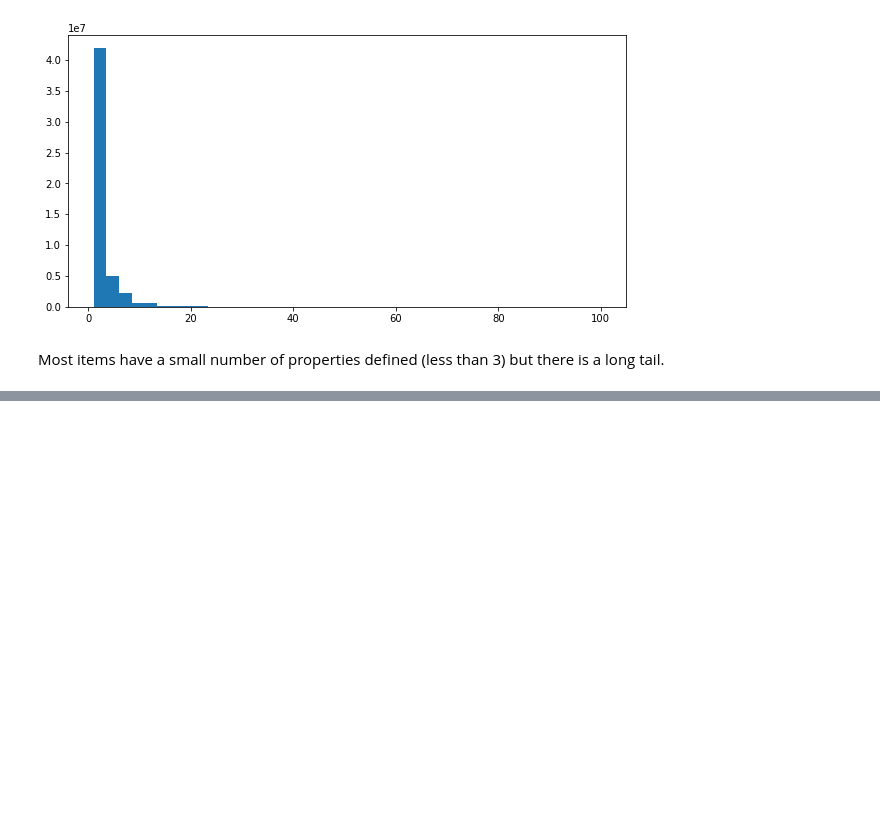
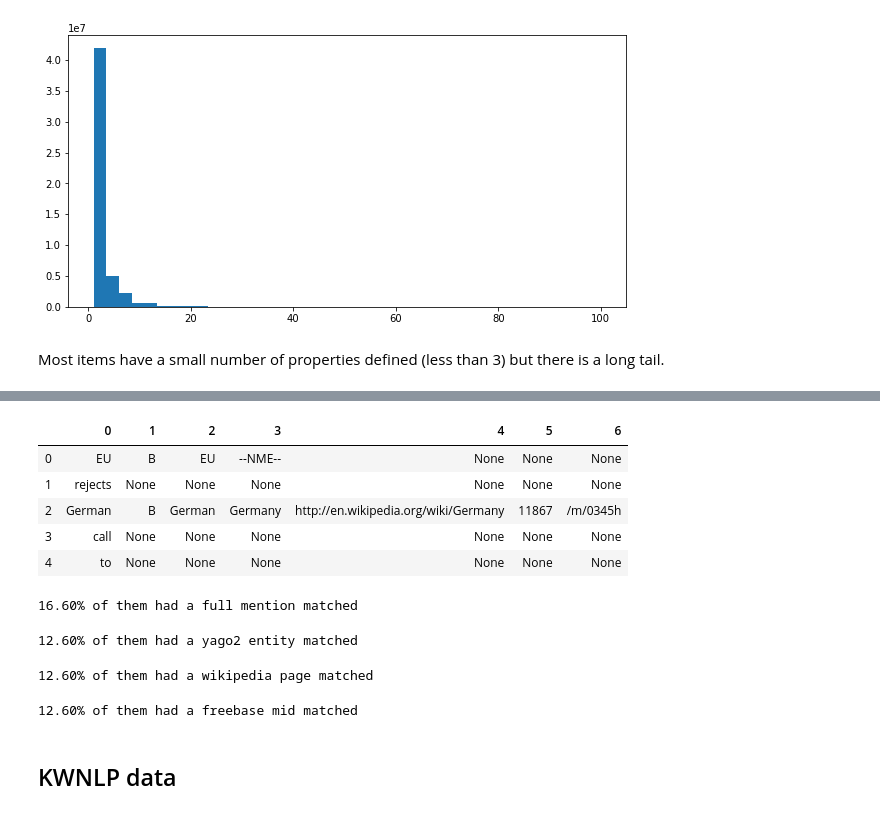
Before and after one commit to TheDigitalFrontier/entity-disambiguation, a Jupyter notebook: EDA/KDWD_EDA.ipynb, the cells around one changed output, grey strips where cells are left out. Cells and saved outputs as stored; diff of their text form; code cells hidden in the pictures; blank space fills up the shorter version.

```diff
--- a/EDA/KDWD_EDA.ipynb
+++ b/EDA/KDWD_EDA.ipynb
@@ -207,0 +284,38 @@ Most items have a small number of properties defined (less than 3) but there is
+# %%
+import csv
+# df_acy = dd.read_csv('../../aida-conll-yago-dataset/AIDA-YAGO2-DATASET.tsv', sep='\t',dtype='object').compute()
+# res = df.infer_objects()
+
+tsv_file = open('../../aida-conll-yago-dataset/AIDA-YAGO2-DATASET.tsv')
+read_tsv = csv.reader(tsv_file, delimiter="\t")
+df = []
+for row in read_tsv:
+    df.append(row)
+# %%
+acy_df = pd.DataFrame(data = df[1:])
+acy_df.head()
+# %% [output]
+|  | 0 | 1 | 2 | 3 | 4 | 5 | 6 |
+| 0 | EU | B | EU | --NME-- | None | None | None |
+| 1 | rejects | None | None | None | None | None | None |
+| 2 | German | B | German | Germany | http://en.wikipedia.org/wiki/Germany | 11867 | /m/0345h |
+| 3 | call | None | None | None | None | None | None |
+| 4 | to | None | None | None | None | None | None |
+# %%
+print('{:.2f}% of them had a full mention matched'.format(sum([i!=None for i in acy_df[2]])/len(acy_df)*100))
+# %% [output]
+16.60% of them had a full mention matched
+# %%
+print('{:.2f}% of them had a yago2 entity matched'.format(sum([(i!=None and i!='--NME--') for i in acy_df[3]])/len(acy_df)*100))
+# %% [output]
+12.60% of them had a yago2 entity matched
+# %%
+print('{:.2f}% of them had a wikipedia page matched'.format(sum([i!=None for i in acy_df[4]])/len(acy_df)*100))
+# %% [output]
+12.60% of them had a wikipedia page matched
+# %%
+print('{:.2f}% of them had a freebase mid matched'.format(sum([i!=None for i in acy_df[6]])/len(acy_df)*100))
+# %% [output]
+12.60% of them had a freebase mid matched
+# %% [markdown]
+## KWNLP data
```
Also changed, not shown: parts of 11 cells of this notebook.
